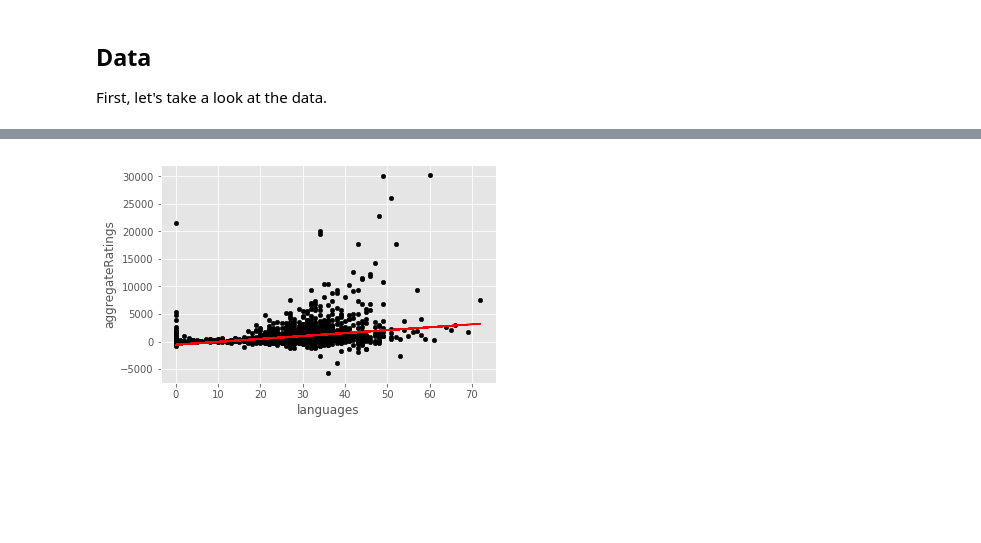
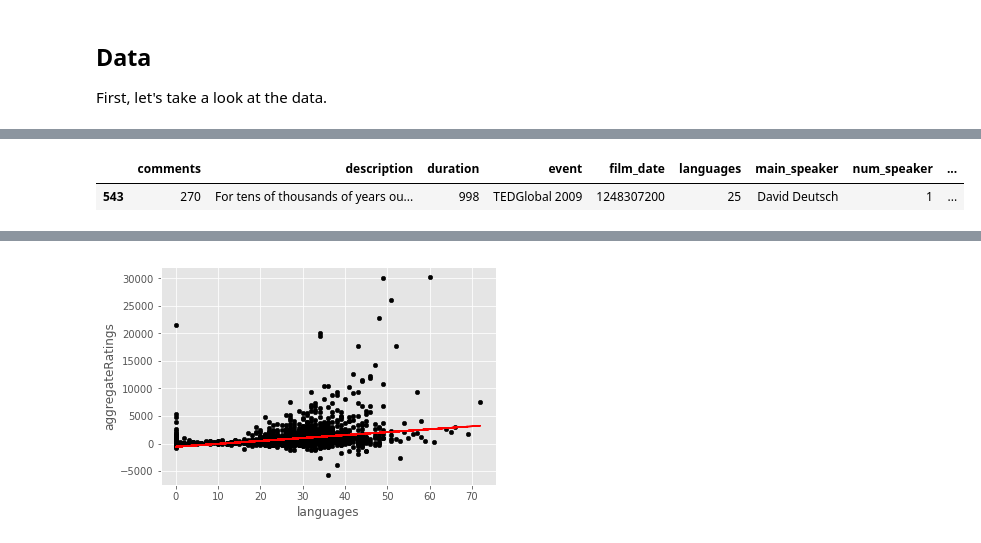
Before and after one commit to lpang36/TEDTalks, a Jupyter notebook: TED_Talks_Kaggle.ipynb, the cells around one changed output, grey strips where cells are left out. Cells and saved outputs as stored; diff of their text form; code cells hidden in the pictures; blank space fills up the shorter version.

```diff
--- a/TED_Talks_Kaggle.ipynb
+++ b/TED_Talks_Kaggle.ipynb
@@ -46,3 +51,10 @@ df.sample()
+# %%
+del df['name']
+del df['url']
+df.sample()
+# %% [output]
+|  | comments | description | duration | event | film_date | languages | main_speaker | num_speaker | ... |
+| 543 | 270 | For tens of thousands of years ou... | 998 | TEDGlobal 2009 | 1248307200 | 25 | David Deutsch | 1 | ... |
 # %% [markdown]
 ## Measuring Ratings ##
 
```
Also changed, not shown: parts of 8 cells of this notebook.
